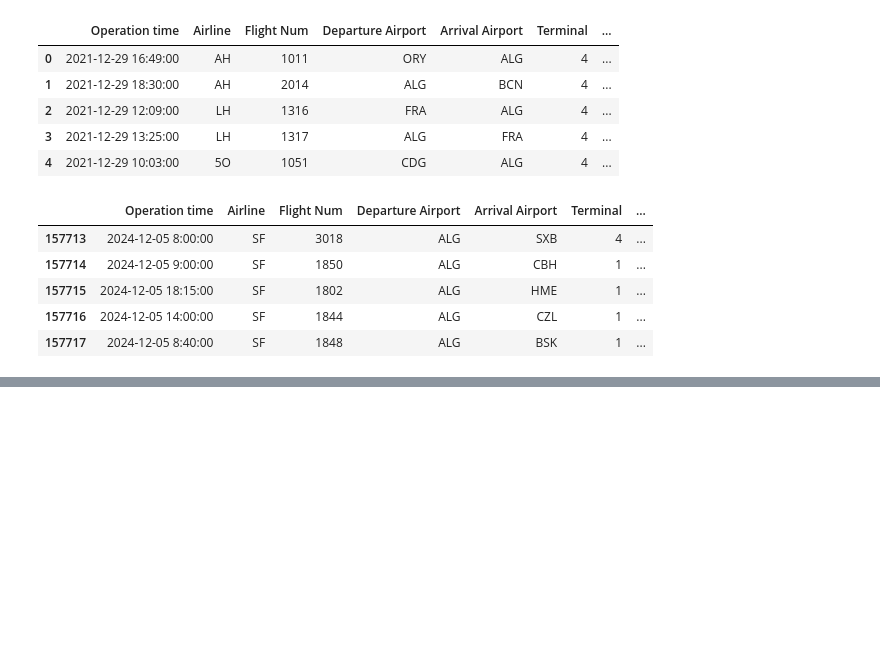
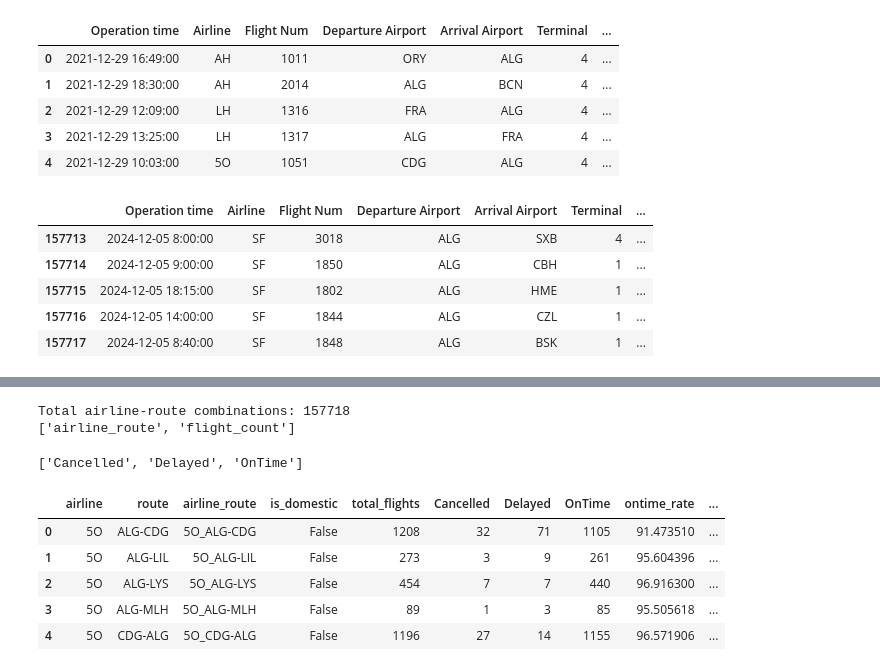
Before and after one commit to zinabch/air-traffic-data-mining, a Jupyter notebook: houari.ipynb, the cells around one changed output, grey strips where cells are left out. Cells and saved outputs as stored; diff of their text form; code cells hidden in the pictures; blank space fills up the shorter version.

Commit message:
adding feature engineering and preparing for clustering

```diff
--- a/houari.ipynb
+++ b/houari.ipynb
@@ -321,0 +785,4 @@ df_clean.to_csv('/content/gdrive/MyDrive/airport_data_clean.csv', index=False)
+# %%
+df_clean['is_international'] = ~df_clean['is_domestic']
+
+print(df_clean['is_international'].head())
@@ -321,0 +849,5 @@ df_clean.to_csv('/content/gdrive/MyDrive/airport_data_clean.csv', index=False)
+# %%
+df_clean['flight_status'] = df_clean['codecontext'].map(status_map_encoded)
+
+print(df_clean[['codecontext', 'flight_status']].head(10))
+df_clean.head()
@@ -321,0 +893,44 @@ df_clean.to_csv('/content/gdrive/MyDrive/airport_data_clean.csv', index=False)
+# %%
+cluster_df = df_clean[[ 'airline','route', 'is_domestic', 'is_international', 'flight_status']].copy()
+
+cluster_df ['airline_route']= cluster_df['airline'] + "_" + cluster_df['route']
+
+flight_counts = cluster_df.groupby('airline_route').size().reset_index(name='total_flights')
+valid_combinations = flight_counts[flight_counts['total_flights'] >= 30]
+
+print('Total airline-route combinations:', cluster_df.shape[0])
+# %% [output]
+Total airline-route combinations: 157718
+['airline_route', 'flight_count']
+# %%
+cluster_df_filtered = cluster_df[cluster_df['airline_route'].isin(valid_combinations['airline_route'])]
+
+status_counts = cluster_df_filtered.groupby(['airline_route', 'flight_status']).size().unstack(fill_value=0)
+
+print(status_counts.columns.tolist())
+# %% [output]
+['Cancelled', 'Delayed', 'OnTime']
+# %%
+
+clustering_df = cluster_df_filtered.groupby(['airline', 'route', 'airline_route']).agg({
+    'is_domestic': 'first',
+    'flight_status': 'count'
+}).reset_index()
+
+clustering_df.rename(columns={'flight_status': 'total_flights'}, inplace=True)
+clustering_df =  clustering_df.merge(status_counts, on='airline_route', how='left')
+total_flights = clustering_df['total_flights']
+clustering_df['ontime_rate'] = (clustering_df['OnTime'] / total_flights) * 100
+clustering_df['delayed_rate'] = (clustering_df['Delayed'] / total_flights) * 100
+clustering_df['cancelled_rate'] = (clustering_df['Cancelled'] / total_flights) * 100
+
+clustering_df.head()
+
+print(clustering_df[['ontime_rate', 'delayed_rate', 'cancelled_rate']].describe())
+# %% [output]
+|  | airline | route | airline_route | is_domestic | total_flights | Cancelled | Delayed | OnTime | ontime_rate | ... |
+| 0 | 5O | ALG-CDG | 5O_ALG-CDG | False | 1208 | 32 | 71 | 1105 | 91.473510 | ... |
+| 1 | 5O | ALG-LIL | 5O_ALG-LIL | False | 273 | 3 | 9 | 261 | 95.604396 | ... |
+| 2 | 5O | ALG-LYS | 5O_ALG-LYS | False | 454 | 7 | 7 | 440 | 96.916300 | ... |
+| 3 | 5O | ALG-MLH | 5O_ALG-MLH | False | 89 | 1 | 3 | 85 | 95.505618 | ... |
+| 4 | 5O | CDG-ALG | 5O_CDG-ALG | False | 1196 | 27 | 14 | 1155 | 96.571906 | ... |
```
Also changed, not shown: parts of 68 cells of this notebook.
